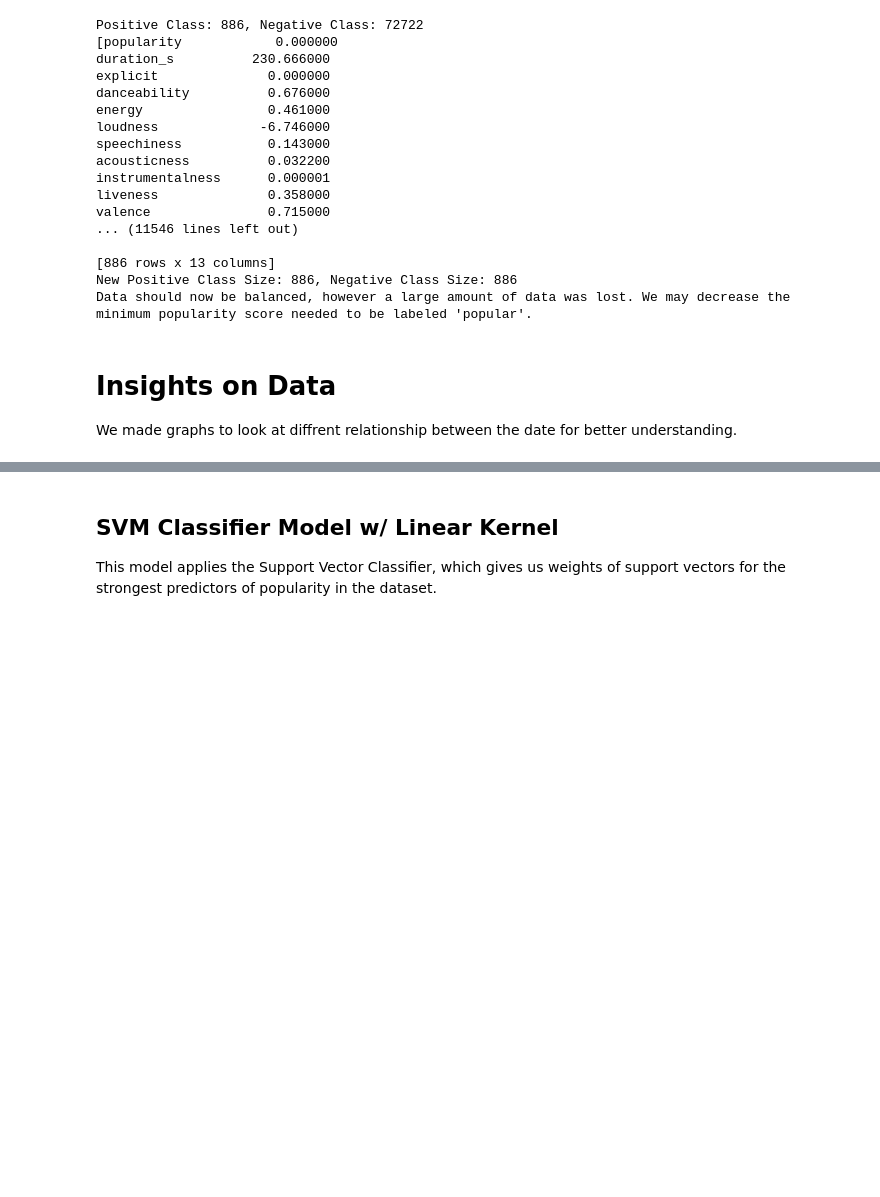
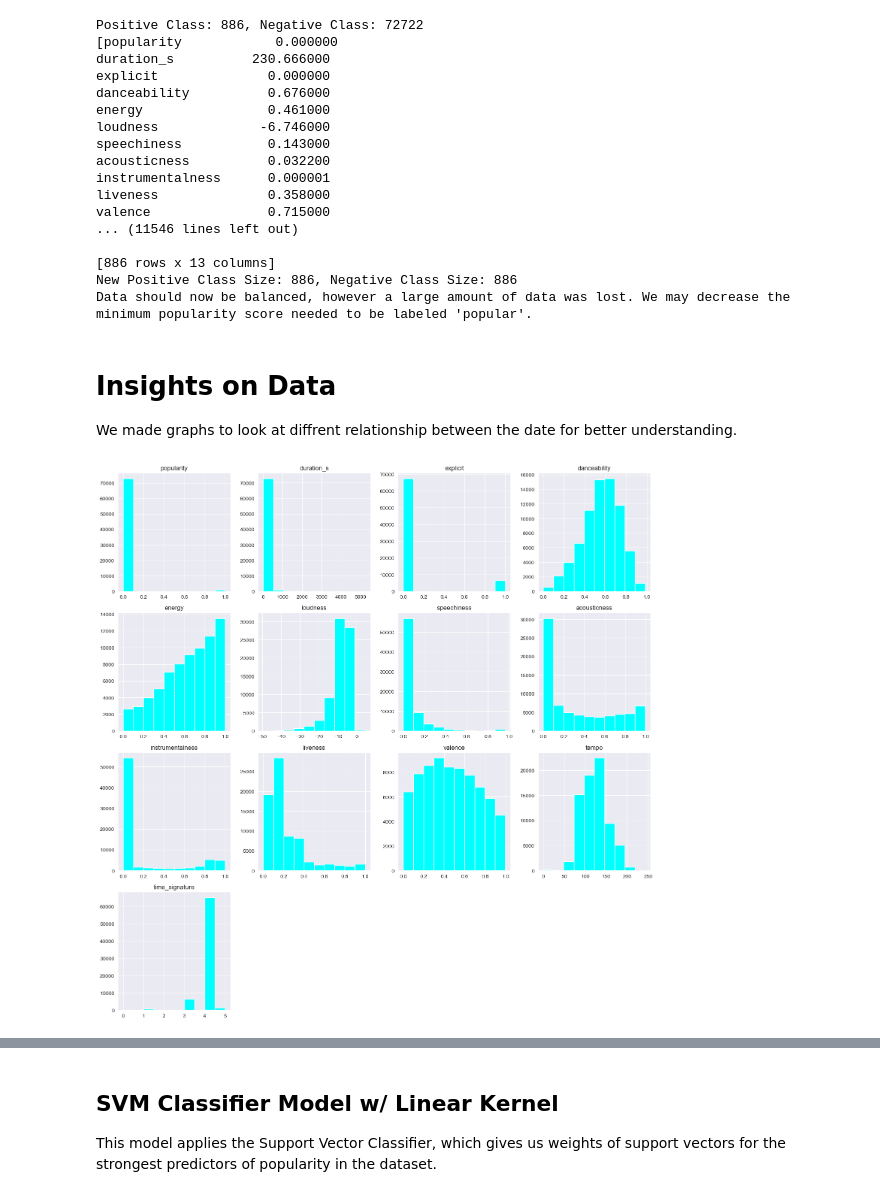
Before and after one commit to SamC0124/SClear_DDahal_MYinkaOke_Spotify_Project, a Jupyter notebook: cs3870_final_project.ipynb, the cells around one changed output, grey strips where cells are left out. Saved outputs shown, nothing was run; the diff lists cells and outputs as text; code cells hidden in the pictures; blank space fills up the shorter version.

```diff
--- a/cs3870_final_project.ipynb
+++ b/cs3870_final_project.ipynb
@@ -151,6 +154,13 @@ Data should now be balanced, however a large amount of data was lost. We may dec
 # Insights on Data
 
 We made graphs to look at diffrent relationship between the date for better understanding.
+# %%
+# histograms to analyze each audio feature
+cleared_data.hist(figsize=(15, 15), color = 'cyan')
+plt.tight_layout()
+plt.show()
+# %% [output]
+[figure, added]
 # %%
 plt.figure(figsize=(12, 8))
 
```
Also changed, not shown: parts of 10 cells of this notebook.
